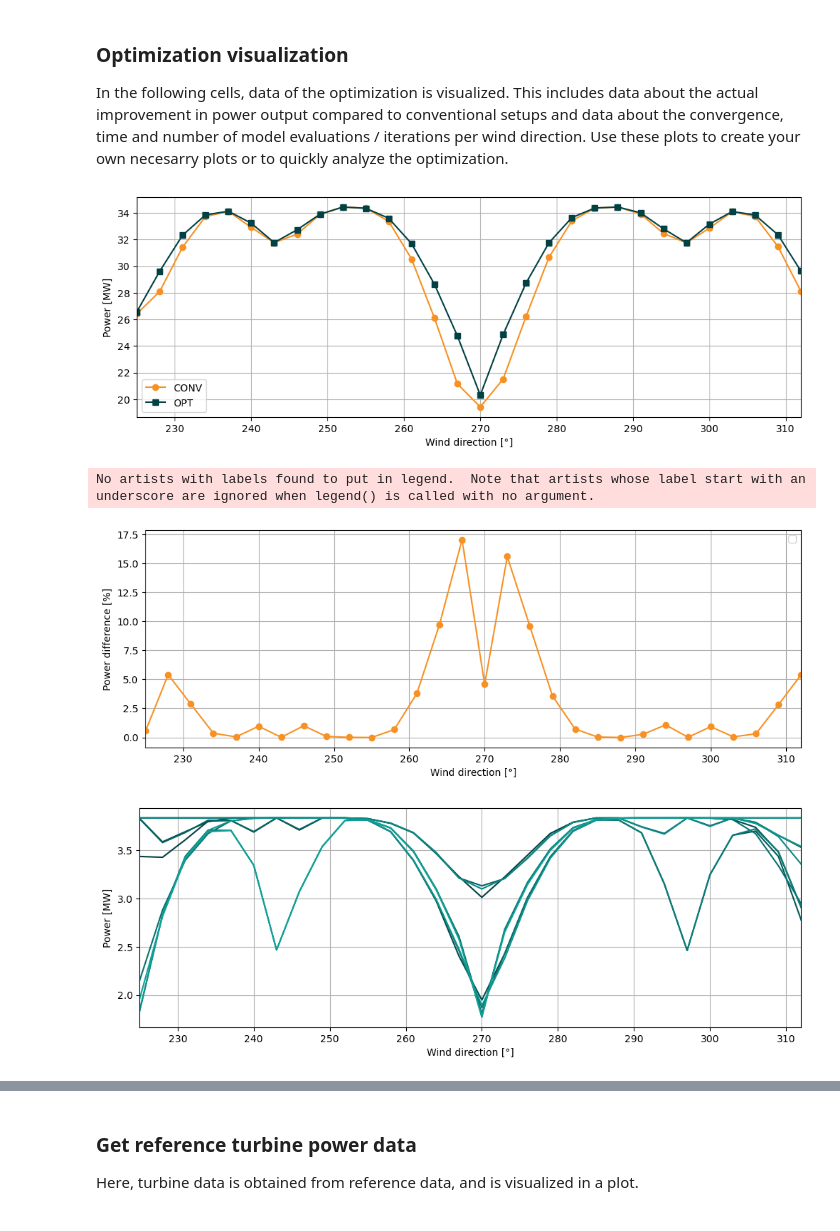
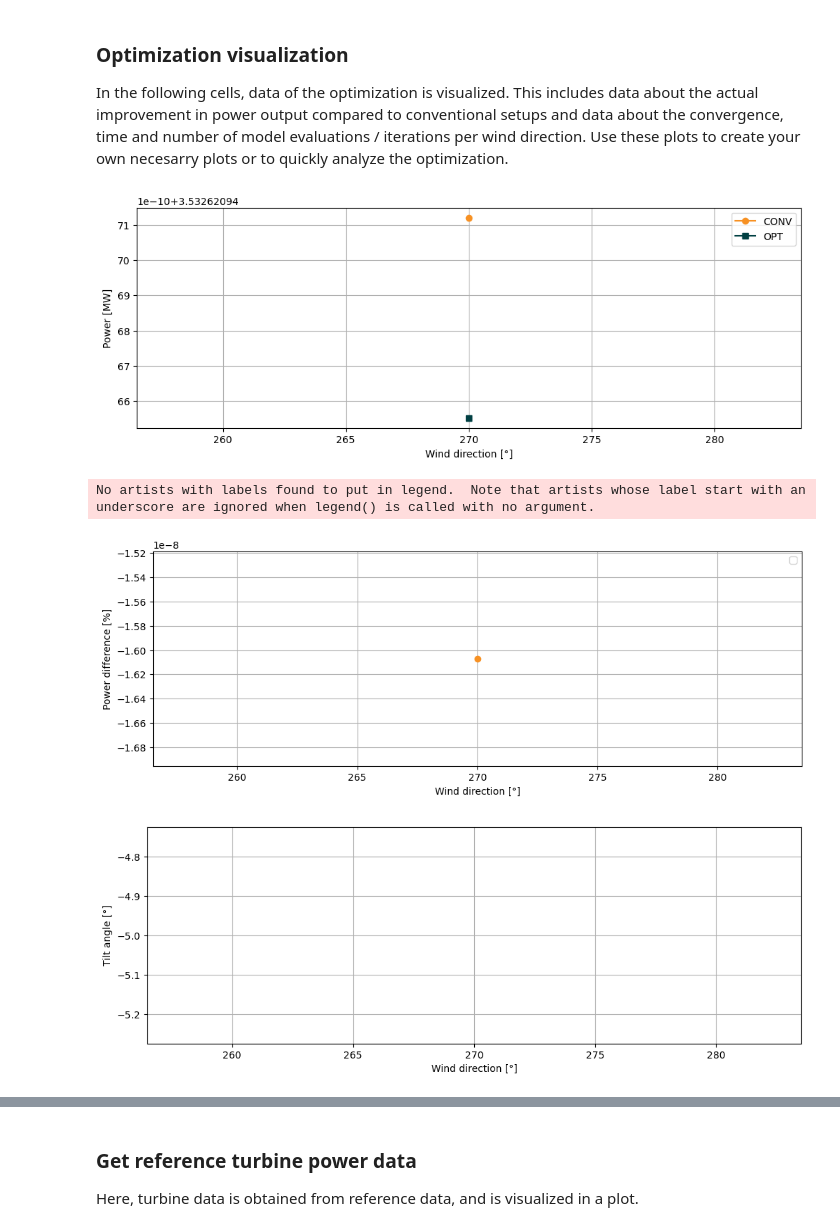
Before and after one commit to chrisosse/TouchWind_Optimization_Framework, a Jupyter notebook: framework_test.ipynb, the cells around one changed output, grey strips where cells are left out. Saved outputs shown, nothing was run; the diff lists cells and outputs as text; code cells hidden in the pictures.

```diff
--- a/framework_test.ipynb
+++ b/framework_test.ipynb
@@ -124,9 +125,9 @@ custom_case_1.set_layout(
 
 # Set turbine properties
 custom_case_1.set_turbines(
-    yaw_i=np.ones((1, 1, custom_case_1.layout['n_turbines'])) * 0,
-    tilt_i=np.ones((1, 1, custom_case_1.layout['n_turbines'])) * 0,
-    thrustcoef_i=np.ones((1, 1, custom_case_1.layout['n_turbines'])) * 1,
+    yaw_i=np.ones((custom_case_1.layout['n_turbines'])) * 0,
+    tilt_i=np.ones((custom_case_1.layout['n_turbines'])) * 0,
+    thrustcoef_i=np.ones((custom_case_1.layout['n_turbines'])) * 1,
 )
 
 # Add case to case manager
@@ -244,7 +289,7 @@ The actual optimization algorithm steps are described below:
 # %%
 # Select case for optimization
-case_name = '3x3_optimization_test'
-optimization_case = copy.deepcopy(test_casemanager.cases[case_name])
+case_name = '1x1_optimization_test_FVW'
+optimization_case = copy.deepcopy(FVW_case_1)
 
 # Select parameters to optimize
 optimization_parameters = [
@@ -268,11 +313,11 @@ options = {
 tolerance = 1e-3
 
 # Set wind directions and uncertainty parameters
-wind_directions = np.linspace(225, 312, 30)
-# wind_directions = np.linspace(270, 300, 2)
+# wind_directions = np.linspace(225, 312, 30)
+wind_directions = np.linspace(270, 270, 1)
 wind_speeds = np.linspace(10, 10, 1)
 exclude_range = 120
-n_discretized_wds = 7
+n_discretized_wds = 1
 sigma_wd = 5.25
 
 # Set wind turbine properties
@@ -328,7 +373,7 @@ total_powers_conv = np.sum(turbine_powers_conv, axis=2)[:, 0]
 # Start optimization framework
 start_time = time.time()
 
-# Loop over all wind directions
+#Loop over all wind directions
 for idw, wd in enumerate(wind_directions):
 
     # Get lists of parameter names, bounds and guesses
@@ -415,9 +463,13 @@ Old data loaded
 ### Save optimization data for SOWFA input
 Below, the data can be saved in a .txt file. This can be used to copy the turbine setpoint of, which can then be used as setpoints in simulations such as SOWFA. Before doing that, first the dataframe should be loaded.
 # %%
+# Select case for optimization
+case_name = '1x1_optimization_test_FVW'
+optimization_case = copy.deepcopy(FVW_case_1)
+
 # Set location and file name
 location = '../Optimization Results/'
-file_name = '3x3_optimization_test.csv'
+file_name = f'{case_name}.csv'
 
 # Read csv
 df_optimization = pd.read_csv(location + file_name)
@@ -452,7 +504,7 @@ ax.legend()
 ax.set_xlim(min(df_optimization['wind_direction']), max(df_optimization['wind_direction']))
 plt.show()
 # %% [output]
-[figure, old version]
+[figure, new version]
 # %%
 # Plot of relative total power increase
 fig = plt.figure()
@@ -471,33 +523,33 @@ ax.set_xlim(min(df_optimization['wind_direction']), max(df_optimization['wind_di
 plt.show()
 # %% [output]
 No artists with labels found to put in legend.  Note that artists whose label start with an underscore are ignored when legend() is called with no argument.
-[figure, old version]
+[figure, new version]
 # %%
 # Plot of power, yaw, tilt or thrustcoefficient of all turbines
-value = 'power' # 'yaw', 'tilt', 'thrustcoef'
+value = 'tilt' # 'power', 'yaw', 'tilt', 'thrustcoef'
 
 fig = plt.figure()
 fig.set_size_inches(12, 4)
 ax = fig.add_subplot(1, 1, 1)
 for turb in range(n_turbines):
     if value == 'power':
         ax.plot(df_optimization['wind_direction'], df_optimization[f'{value}_{turb}']/1e6, color=colorgrad[turb%len(colorgrad)])
     else:
         ax.plot(df_optimization['wind_direction'], df_optimization[f'{value}_{turb}'], color=colorgrad[turb%len(colorgrad)])
 ax.set_xlabel('Wind direction [°]')
 if value == 'power':
     ax.set_ylabel('Power [MW]')
 elif value == 'yaw':
     ax.set_ylabel('Yaw angle [°]')
 elif value == 'tilt':
     ax.set_ylabel('Tilt angle [°]')
 elif value == 'thrustcoef':
     ax.set_ylabel('Thrust coefficient [-]')
 ax.grid()
 ax.set_xlim(min(df_optimization['wind_direction']), max(df_optimization['wind_direction']))
 plt.show()
 # %% [output]
-[figure, old version]
+[figure, new version]
 # %%
 # Plot of time of optimization per wind direction
 fig = plt.figure()
```
Also changed, not shown: parts of 12 cells of this notebook, 6 other files.
